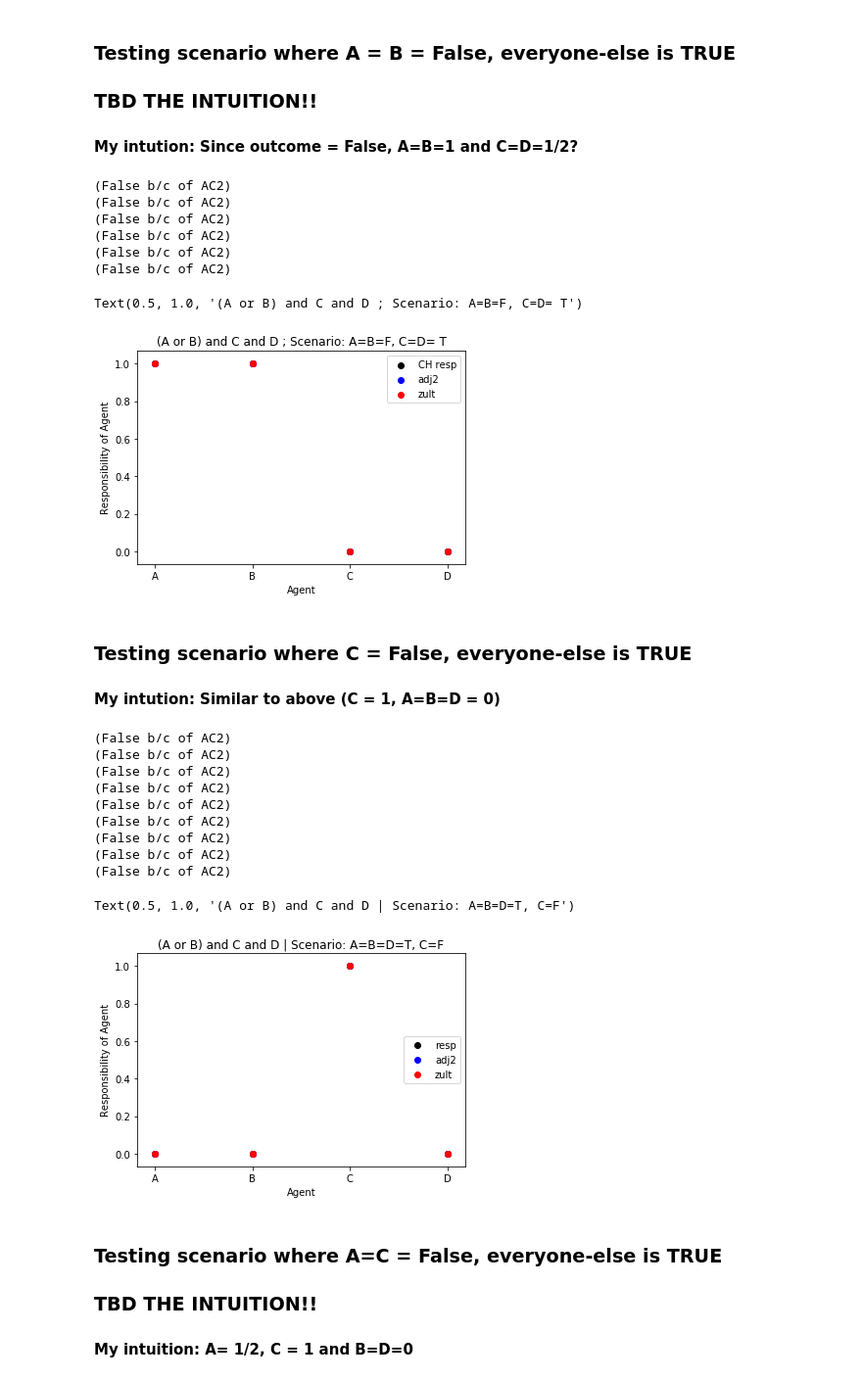
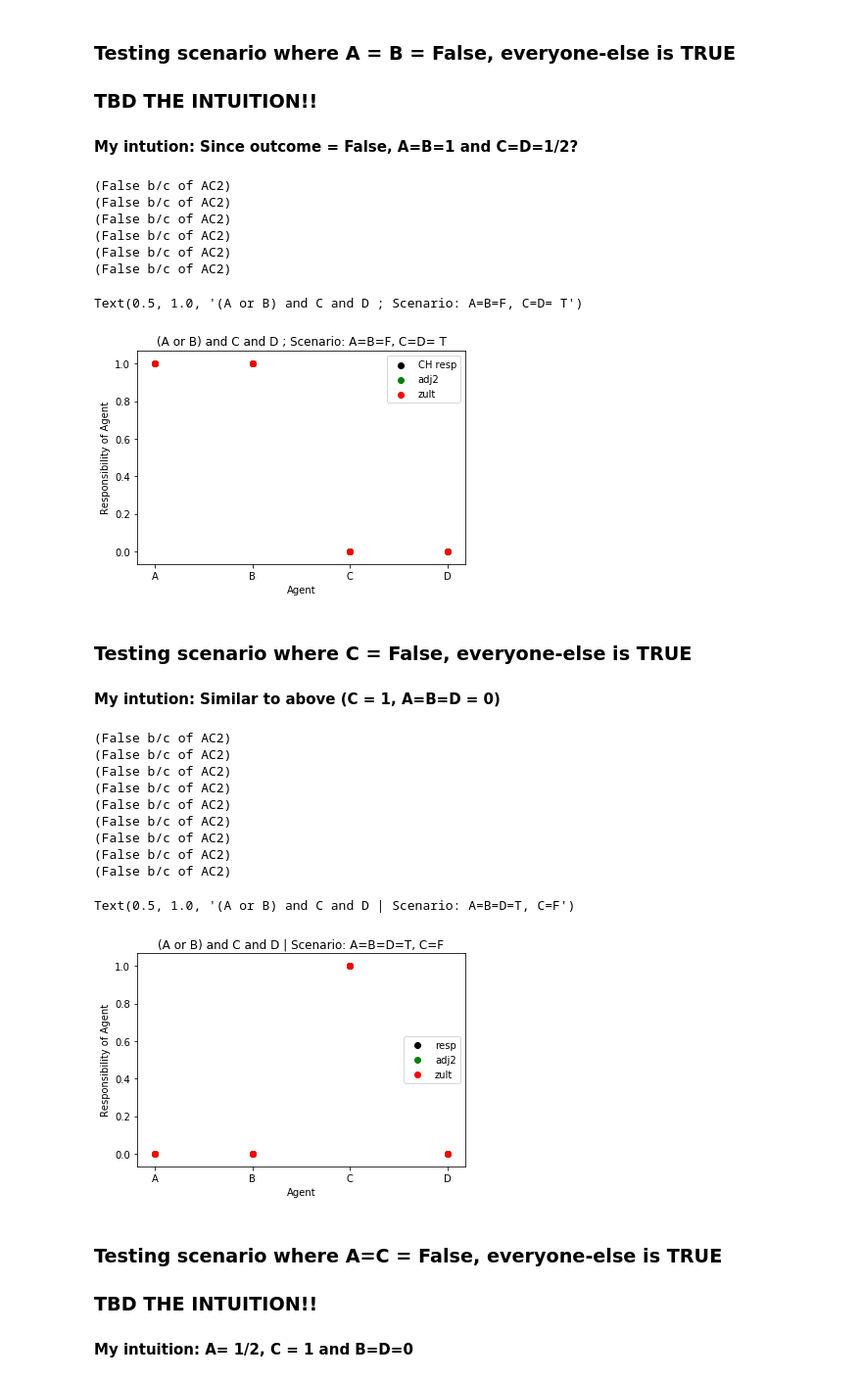
Before and after one commit to akashgokul/Causal_Research, a Jupyter notebook: Halpern-Pearl (Original Defn) Implementation.ipynb, the cells around one changed output. Shown: that part at 98% size. Saved outputs shown, nothing was run; the diff lists cells and outputs as text; code cells hidden in the pictures.

```diff
--- a/Halpern-Pearl (Original Defn) Implementation.ipynb
+++ b/Halpern-Pearl (Original Defn) Implementation.ipynb
@@ -2067,9 +2068,9 @@ F = [None,conj]
 Conj_Model = Causal_Model(U,V,R,F)
 X = [False]
 X_index = [0]
-og_r.append(Conj_Model.responsibility(X,X_index,V[-1],conj,True))
+og_r.append(Conj_Model.responsibility(X,X_index,V[-1],conj,False))
 adj_1.append(Conj_Model.adj_responsibility(X,X_index,1,V[-1],conj,True))
-adj_zult = Conj_Model.adj_responsibility_2m(X,X_index,1,V[-1],conj,True)
+adj_zult = Conj_Model.adj_responsibility_2m(X,X_index,1,V[-1],conj,False)
 adj_2.append(adj_zult[0])
 adj_z.append(adj_zult[1])
 for i in range(4):
@@ -2080,10 +2081,10 @@ for i in range(4):
     Conj_Model = Causal_Model(U,V,R,F)
     X = [False]
     X_index = [0]
-    r = Conj_Model.responsibility(X,X_index,V[-1],conj,True)
+    r = Conj_Model.responsibility(X,X_index,V[-1],conj,False)
     og_r.append(r)
     adj_1.append(Conj_Model.adj_responsibility(X,X_index,1,V[-1],conj,True))
-    adj_zult = Conj_Model.adj_responsibility_2m(X,X_index,1,V[-1],conj,True)
+    adj_zult = Conj_Model.adj_responsibility_2m(X,X_index,1,V[-1],conj,False)
     adj_2.append(adj_zult[0])
     adj_z.append(adj_zult[1])
 num_agents = np.asarray([i for i in range(5)])
@@ -2094,8 +2095,8 @@ adj_z = np.asarray(adj_z)
 plt.plot(num_agents,og_r, color = 'black',linestyle=':',label = 'CH resp')
 #plt.plot(num_agents,adj_1, color = 'green',label='adj1')
 plt.plot(num_agents,adj_2, color = 'blue',label='adj2')
-plt.plot(num_agents,adj_z, 'r+',label = 'zult')
-plt.legend(loc='upper right')
+plt.plot(num_agents,adj_z, color='red',label = 'zult')
+plt.legend(loc='lower left')
 plt.xlabel('Number of Additional False Agents')
 plt.ylabel('Responsibility of P')
 plt.xticks([0,1,2,3,4])
@@ -2125,10 +2125,10 @@ adj_z = []
 for i in range(4):
     X = [V[i]]
     X_index = [i]
-    r = Scenario_Model.responsibility(X,X_index,V[-1],scenario,True)
+    r = Scenario_Model.responsibility(X,X_index,V[-1],scenario,False)
     og_r.append(r)
     adj_1.append(Scenario_Model.adj_responsibility(X,X_index,1,V[-1],scenario,True))
-    adj_zult = Scenario_Model.adj_responsibility_2m(X,X_index,1,V[-1],scenario,True)
+    adj_zult = Scenario_Model.adj_responsibility_2m(X,X_index,1,V[-1],scenario,False)
     adj_2.append(adj_zult[0])
     adj_z.append(adj_zult[1])
 num_agents = np.asarray(['A','B','C','D'])
@@ -2138,7 +2138,7 @@ adj_2 = np.asarray(adj_2)
 adj_z = np.asarray(adj_z)
 plt.scatter(num_agents,og_r, color = 'black',label = 'CH resp')
 #plt.scatter(num_agents,adj_1, color = 'green',label='adj1')
-plt.scatter(num_agents,adj_2, color = 'blue',label='adj2')
+plt.scatter(num_agents,adj_2, color = 'green',label='adj2')
 plt.scatter(num_agents,adj_z, color = 'red',label = 'zult')
 plt.legend(loc='right')
 plt.xlabel('Agent')
@@ -2167,10 +2164,10 @@ adj_z = []
 for i in range(4):
     X = [V[i]]
     X_index = [i]
-    r = Scenario_Model.responsibility(X,X_index,V[-1],scenario,True)
+    r = Scenario_Model.responsibility(X,X_index,V[-1],scenario,False)
     og_r.append(r)
     adj_1.append(Scenario_Model.adj_responsibility(X,X_index,1,V[-1],scenario,True))
-    adj_zult = Scenario_Model.adj_responsibility_2m(X,X_index,1,V[-1],scenario,True)
+    adj_zult = Scenario_Model.adj_responsibility_2m(X,X_index,1,V[-1],scenario,False)
     adj_2.append(adj_zult[0])
     adj_z.append(adj_zult[1])
 num_agents = np.asarray(['A','B','C','D'])
@@ -2180,7 +2177,7 @@ adj_2 = np.asarray(adj_2)
 adj_z = np.asarray(adj_z)
 plt.scatter(num_agents,og_r, color = 'black',label = 'CH resp')
 #plt.scatter(num_agents,adj_1, color = 'green',label='adj1')
-plt.scatter(num_agents,adj_2, color = 'blue',label='adj2')
+plt.scatter(num_agents,adj_2, color = 'green',label='adj2')
 plt.scatter(num_agents,adj_z, color = 'red',label = 'zult')
 plt.legend(loc='right')
 plt.xlabel('Agent')
@@ -2212,10 +2203,10 @@ adj_z = []
 for i in range(4):
     X = [V[i]]
     X_index = [i]
-    r = Scenario_Model.responsibility(X,X_index,V[-1],scenario,True)
+    r = Scenario_Model.responsibility(X,X_index,V[-1],scenario,False)
     og_r.append(r)
     adj_1.append(Scenario_Model.adj_responsibility(X,X_index,1,V[-1],scenario,True))
-    adj_zult = Scenario_Model.adj_responsibility_2m(X,X_index,1,V[-1],scenario,True)
+    adj_zult = Scenario_Model.adj_responsibility_2m(X,X_index,1,V[-1],scenario,False)
     adj_2.append(adj_zult[0])
     adj_z.append(adj_zult[1])
 num_agents = np.asarray(['A','B','C','D'])
@@ -2225,7 +2216,7 @@ adj_2 = np.asarray(adj_2)
 adj_z = np.asarray(adj_z)
 plt.scatter(num_agents,og_r, color = 'black',label = 'CH resp')
 #plt.scatter(num_agents,adj_1, color = 'green',label='adj1')
-plt.scatter(num_agents,adj_2, color = 'blue',label='adj2')
+plt.scatter(num_agents,adj_2, color = 'green',label='adj2')
 plt.scatter(num_agents,adj_z, color = 'red',label = 'zult')
 plt.legend(loc='right')
 plt.xlabel('Agent')
@@ -2254,37 +2239,37 @@ og_r=[]
 adj_1=[]
 adj_2 = []
 adj_z = []
 for i in range(4):
     X = [V[i]]
     X_index = [i]
-    r = Scenario_Model.responsibility(X,X_index,V[-1],scenario,True)
+    r = Scenario_Model.responsibility(X,X_index,V[-1],scenario,False)
     og_r.append(r)
     adj_1.append(Scenario_Model.adj_responsibility(X,X_index,1,V[-1],scenario,True))
-    adj_zult = Scenario_Model.adj_responsibility_2m(X,X_index,1,V[-1],scenario,True)
+    adj_zult = Scenario_Model.adj_responsibility_2m(X,X_index,1,V[-1],scenario,False)
     adj_2.append(adj_zult[0])
     adj_z.append(adj_zult[1])
 num_agents = np.asarray(['A','B','C','D'])
 og_r = np.asarray(og_r)
 adj_1 = np.asarray(adj_1)
 adj_2 = np.asarray(adj_2)
 adj_z = np.asarray(adj_z)
 plt.scatter(num_agents,og_r, color = 'black',label = 'CH resp')
 #plt.scatter(num_agents,adj_1, color = 'green',label='adj1')
-plt.scatter(num_agents,adj_2, color = 'blue',label='adj2')
+plt.scatter(num_agents,adj_2, color = 'green',label='adj2')
 plt.scatter(num_agents,adj_z, color = 'red',label = 'zult')
 plt.legend(loc='upper right')
 plt.xlabel('Agent')
 plt.ylabel('Responsibility of Agent')
 plt.title("(A or B) and C and D ; Scenario: A=B=F, C=D= T")
 # %% [output]
 (False b/c of AC2)
 (False b/c of AC2)
 (False b/c of AC2)
 (False b/c of AC2)
 (False b/c of AC2)
 (False b/c of AC2)
 Text(0.5, 1.0, '(A or B) and C and D ; Scenario: A=B=F, C=D= T')
-[figure, old version]
+[figure, new version]
 # %% [markdown]
 ### Testing scenario where C = False, everyone-else is TRUE
 #### My intution: Similar to above (C = 1, A=B=D = 0)
@@ -2306,10 +2291,10 @@ adj_z = []
 for i in range(4):
     X = [V[i]]
     X_index = [i]
-    r = Scenario_Model.responsibility(X,X_index,V[-1],scenario,True)
+    r = Scenario_Model.responsibility(X,X_index,V[-1],scenario,False)
     og_r.append(r)
     adj_1.append(Scenario_Model.adj_responsibility(X,X_index,1,V[-1],scenario,True))
-    adj_zult = Scenario_Model.adj_responsibility_2m(X,X_index,1,V[-1],scenario,True)
+    adj_zult = Scenario_Model.adj_responsibility_2m(X,X_index,1,V[-1],scenario,False)
     adj_2.append(adj_zult[0])
     adj_z.append(adj_zult[1])
 num_agents = np.asarray(['A','B','C','D'])
@@ -2319,7 +2304,7 @@ adj_2 = np.asarray(adj_2)
 adj_z = np.asarray(adj_z)
 plt.scatter(num_agents,og_r, color = 'black',label = 'resp')
 #plt.scatter(num_agents,adj_1, color = 'green',label='adj1')
-plt.scatter(num_agents,adj_2, color = 'blue',label='adj2')
+plt.scatter(num_agents,adj_2, color = 'green',label='adj2')
 plt.scatter(num_agents,adj_z, color = 'red',label = 'zult')
 plt.legend(loc='right')
 plt.xlabel('Agent')
@@ -2336,7 +2321,7 @@ plt.title("(A or B) and C and D | Scenario: A=B=D=T, C=F")
 (False b/c of AC2)
 (False b/c of AC2)
 Text(0.5, 1.0, '(A or B) and C and D | Scenario: A=B=D=T, C=F')
-[figure, old version]
+[figure, new version]
 # %% [markdown]
 ### Testing scenario where A=C = False, everyone-else is TRUE
 ### TBD THE INTUITION!!
```
Also changed, not shown: parts of 13 cells of this notebook, 15 other files.
